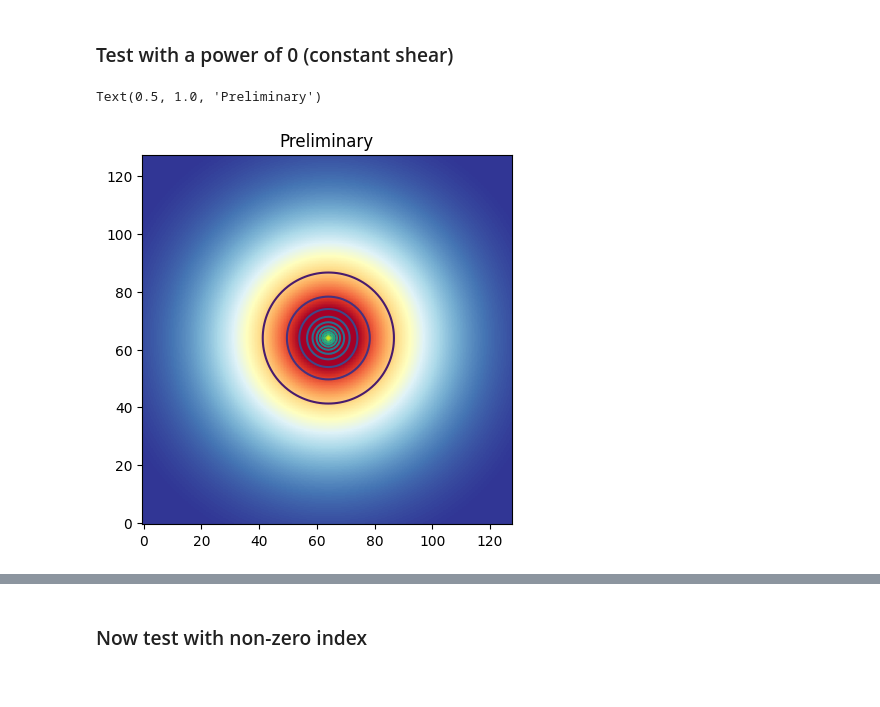
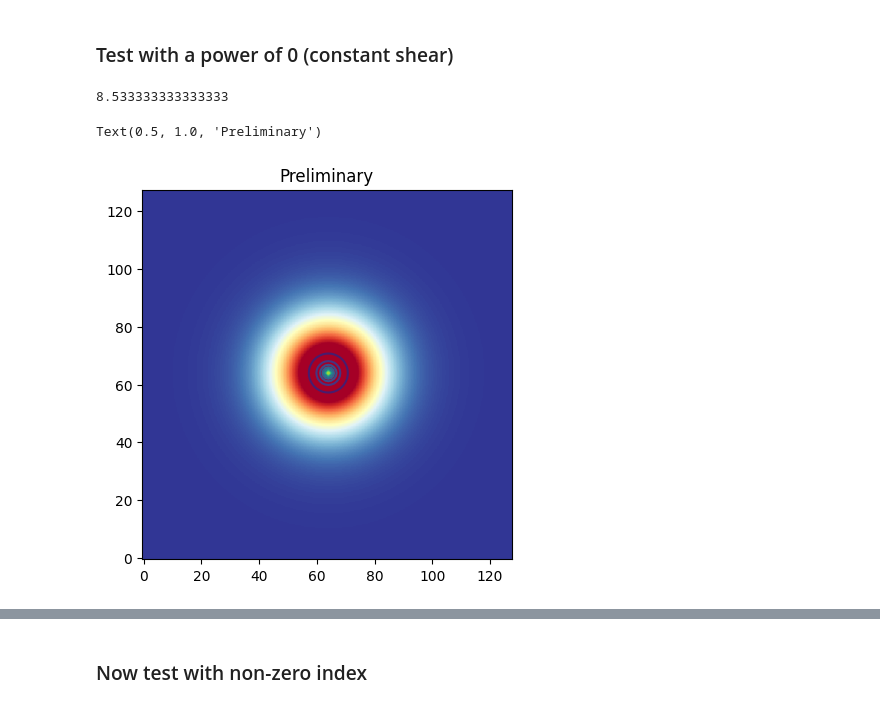
Before and after one commit to CMacM/BATSim, a Jupyter notebook: notebooks/validation/radial_IA_validation.ipynb, the cells around one changed output, grey strips where cells are left out. Cells and saved outputs as stored; diff of their text form; code cells hidden in the pictures.

```diff
--- a/notebooks/validation/radial_IA_validation.ipynb
+++ b/notebooks/validation/radial_IA_validation.ipynb
@@ -56,29 +56,32 @@ print(A_dense_3[30]/A_dense_3[60])
 # %%
 ## create a galaxy with raidall dependent shear
 flux = 40
-scale = 60000
-hlr = 1.4e6
+scale = 0.2
+hlr = 1.5
 nn = 128
 trunc = 0
+
+print((nn/2 * scale )/ hlr)
 
 # create galaxy to be sampled by shear stamp objects
 sersic_gal = galsim.Sersic(n=1.5, half_light_radius=hlr, flux=flux, trunc=trunc)
 
 # # # apply lensing shear to galaxy
 stamp = Stamp(nn=nn, scale=scale, centering='fpfs')
 
 # define ia shear as a % of lensing
 ia = IaTransform(beta=0, center=[0,0], phi=np.radians(0), scale=scale, hlr=hlr)
 stamp.transform_grids(ia)
 
 # get galaxy array from stamp object
 gal_array = stamp.sample_galaxy(sersic_gal)
 batplot.make_plot_image(gal_array)
 plt.contour(gal_array, levels=15)
 plt.title('Preliminary')
 # %% [output]
-Text(0.5, 1.0, 'Preliminary')
+8.533333333333333
+Text(0.5, 1.0, 'Preliminary')
-[figure, old version]
+[figure, new version]
 # %%
 # define PSF
 psf_array = np.zeros(stamp.shape)
```
Also changed, not shown: parts of 21 cells of this notebook, 5 other files.
